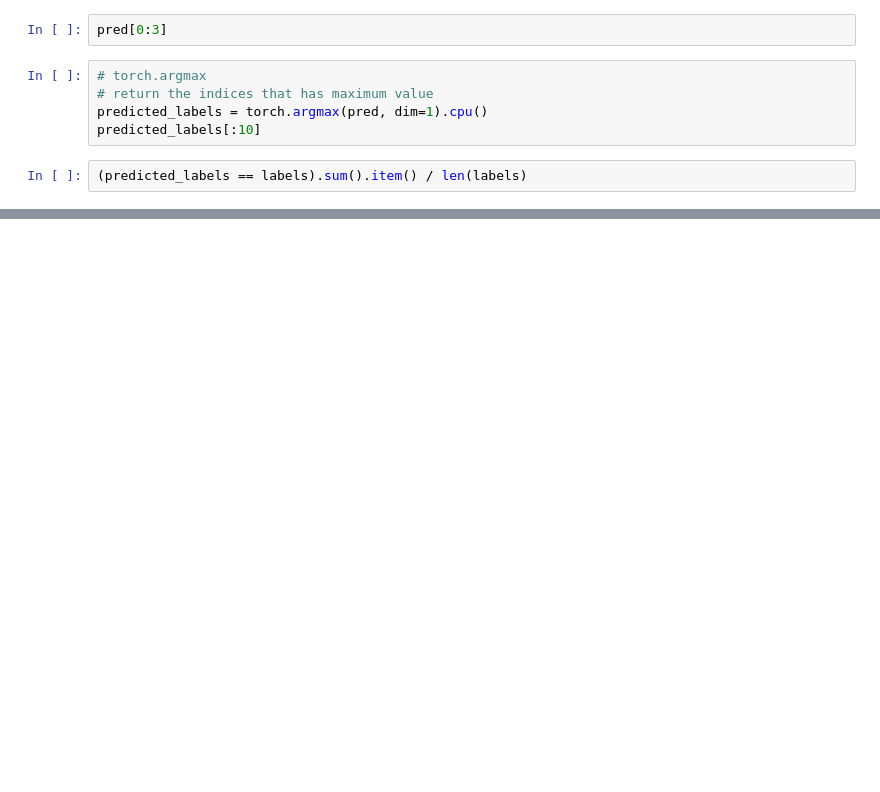
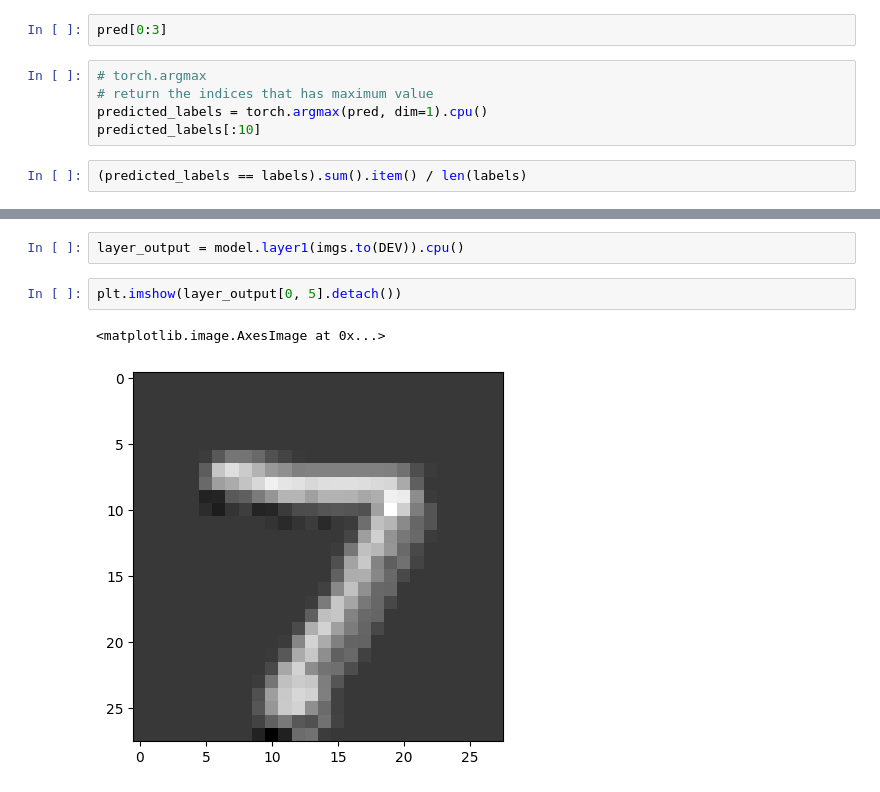
Before and after one commit to jdasam/mas1004, a Jupyter notebook: live_coding/7_cnn.ipynb, the cells around one changed output, grey strips where cells are left out. Drawn from its saved outputs; the diff is of its cells as text; blank space fills up the shorter version.

```diff
--- a/live_coding/7_cnn.ipynb
+++ b/live_coding/7_cnn.ipynb
@@ -316,0 +540,7 @@ plt.imshow(img.squeeze())
+# %%
+layer_output = model.layer1(imgs.to(DEV)).cpu()
+# %%
+plt.imshow(layer_output[0, 5].detach())
+# %% [output]
+<matplotlib.image.AxesImage at 0x...>
+[figure, added]
```
Also changed, not shown: parts of 25 cells of this notebook.
